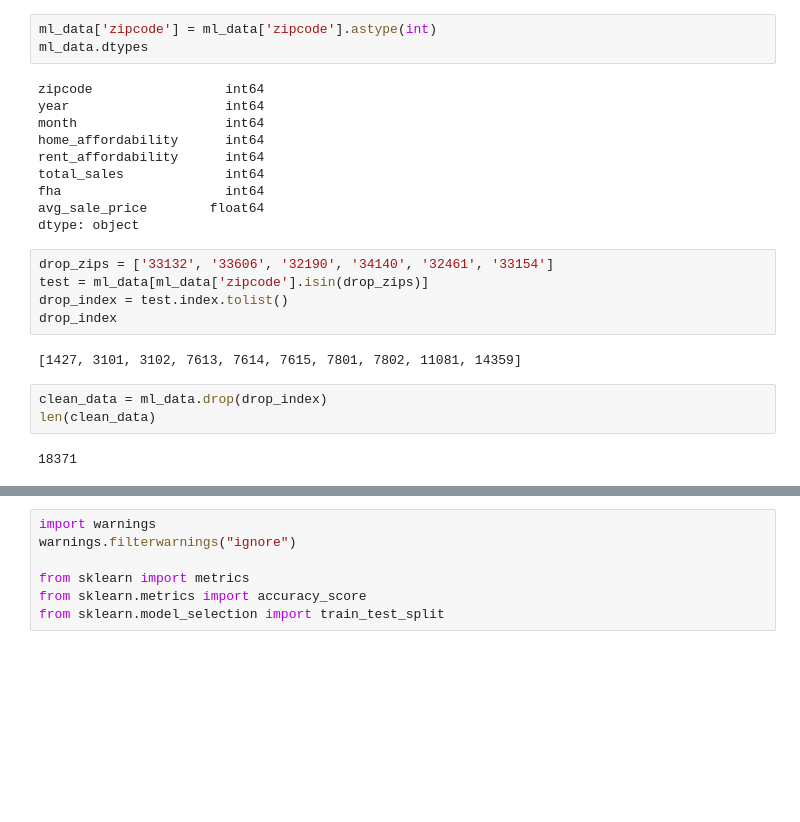
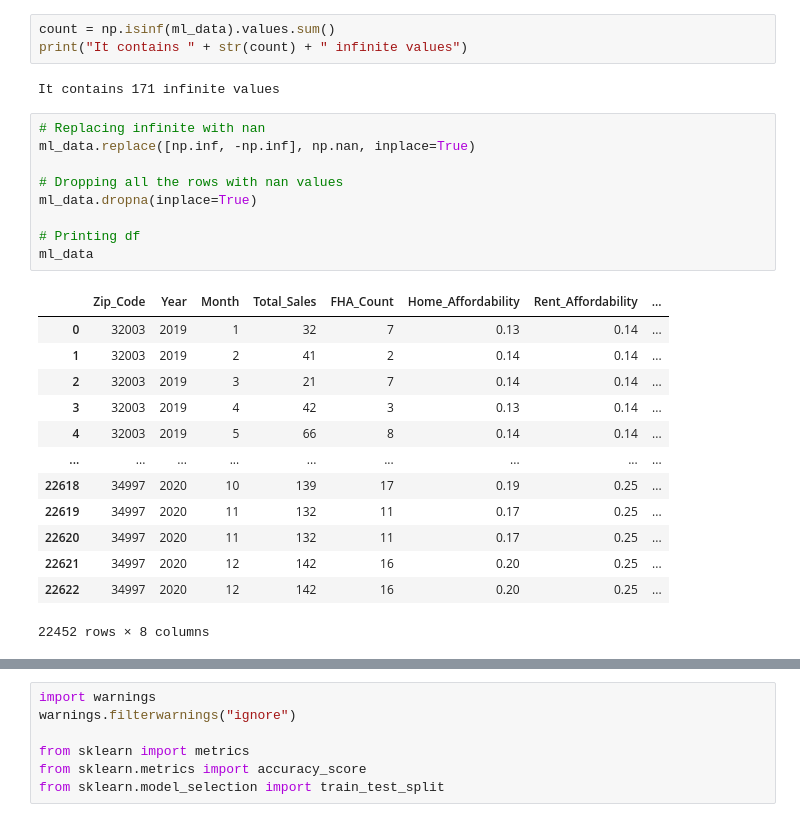
Before and after one commit to FinalProject-2021/Housing_Valuation, a Jupyter notebook: ML_model_JJ.ipynb, the cells around one changed output, grey strips where cells are left out. Cells and saved outputs as stored; diff of their text form; blank space fills up the shorter version.

```diff
--- a/ML_model_JJ.ipynb
+++ b/ML_model_JJ.ipynb
@@ -184,25 +54,28 @@ ml_data
-# %%
-ml_data['zipcode'] = ml_data['zipcode'].astype(int)
-ml_data.dtypes
-# %% [output]
-zipcode                 int64
-year                    int64
-month                   int64
-home_affordability      int64
-rent_affordability      int64
-total_sales             int64
-fha                     int64
-avg_sale_price        float64
-dtype: object
-# %%
-drop_zips = ['33132', '33606', '32190', '34140', '32461', '33154']
-test = ml_data[ml_data['zipcode'].isin(drop_zips)]
-drop_index = test.index.tolist()
-drop_index
-# %% [output]
-[1427, 3101, 3102, 7613, 7614, 7615, 7801, 7802, 11081, 14359]
-# %%
-clean_data = ml_data.drop(drop_index)
-len(clean_data)
-# %% [output]
-18371
+# %%
+count = np.isinf(ml_data).values.sum()
+print("It contains " + str(count) + " infinite values")
+# %% [output]
+It contains 171 infinite values
+# %%
+# Replacing infinite with nan
+ml_data.replace([np.inf, -np.inf], np.nan, inplace=True)
+
+# Dropping all the rows with nan values
+ml_data.dropna(inplace=True)
+
+# Printing df
+ml_data
+# %% [output]
+|  | Zip_Code | Year | Month | Total_Sales | FHA_Count | Home_Affordability | Rent_Affordability | ... |
+| 0 | 32003 | 2019 | 1 | 32 | 7 | 0.13 | 0.14 | ... |
+| 1 | 32003 | 2019 | 2 | 41 | 2 | 0.14 | 0.14 | ... |
+| 2 | 32003 | 2019 | 3 | 21 | 7 | 0.14 | 0.14 | ... |
+| 3 | 32003 | 2019 | 4 | 42 | 3 | 0.13 | 0.14 | ... |
+| 4 | 32003 | 2019 | 5 | 66 | 8 | 0.14 | 0.14 | ... |
+| ... | ... | ... | ... | ... | ... | ... | ... | ... |
+| 22618 | 34997 | 2020 | 10 | 139 | 17 | 0.19 | 0.25 | ... |
+| 22619 | 34997 | 2020 | 11 | 132 | 11 | 0.17 | 0.25 | ... |
+| 22620 | 34997 | 2020 | 11 | 132 | 11 | 0.17 | 0.25 | ... |
+| 22621 | 34997 | 2020 | 12 | 142 | 16 | 0.20 | 0.25 | ... |
+| 22622 | 34997 | 2020 | 12 | 142 | 16 | 0.20 | 0.25 | ... |
+22452 rows × 8 columns
```
Also changed, not shown: parts of 19 cells of this notebook.
